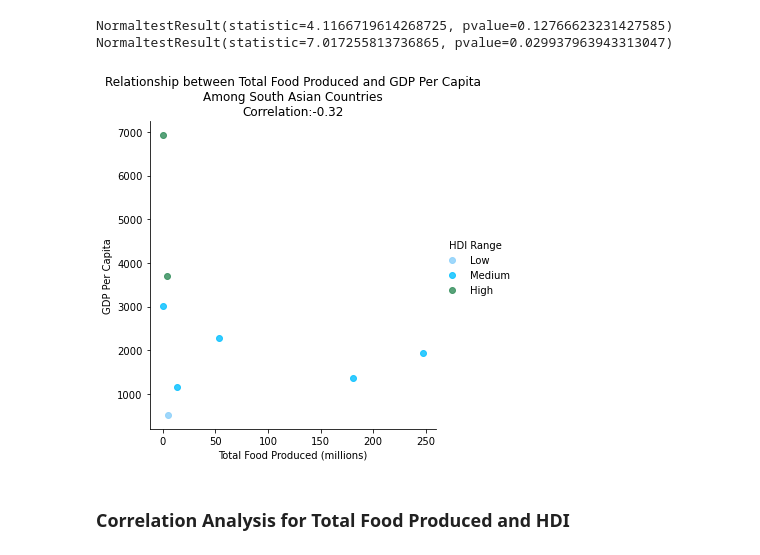
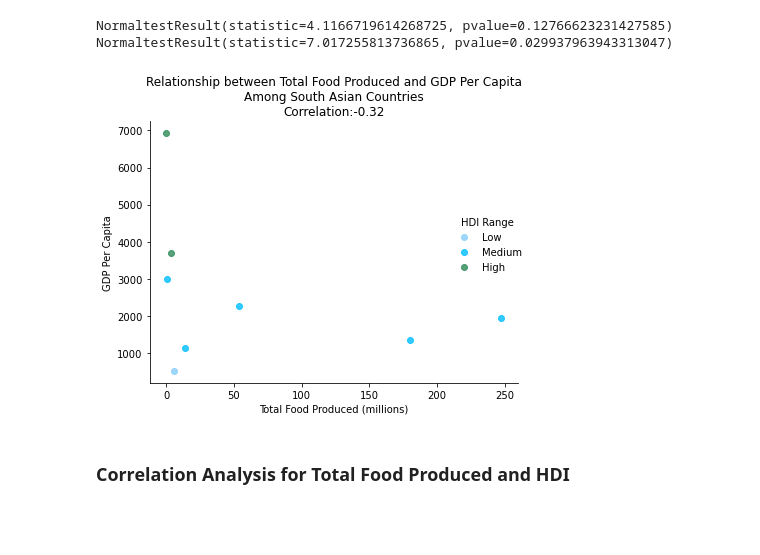
Before and after one commit to jeffbrown961/Project-1, a Jupyter notebook: question_4.ipynb, the cells around one changed output. Cells and saved outputs as stored; diff of their text form; code cells hidden in the pictures; blank space fills up the shorter version.

Commit message:
Fixed Food Production and GDP graph for South Asia

```diff
--- a/question_4.ipynb
+++ b/question_4.ipynb
@@ -623,14 +623,15 @@ NormaltestResult(statistic=7.017255813736865, pvalue=0.029937963943313047)
 # %%
 x_values=s_asia_hdi['Total Food Produced (millions)']
 y_values=s_asia_hdi['GDP Per Capita']
 colors=sns.color_palette(['lightskyblue', 'deepskyblue', 'seagreen'])
 sns.lmplot("Total Food Produced (millions)", "GDP Per Capita", data=s_asia_hdi, hue="HDI Range",
     fit_reg=False, palette=colors).set(
     title=f"Relationship between Total Food Produced and GDP Per Capita\nAmong South Asian Countries\nCorrelation:{round(st.pearsonr(x_values,y_values)[0],2)}")
+plt.tight_layout()
 plt.savefig("./Graphs/Question4-Images/food_gdp_hdi_correlation.png")
 plt.show()
 # %% [output]
-[figure, old version]
+[figure, new version]
 # %% [markdown]
 ### Correlation Analysis for Total Food Produced and HDI
 # %%
```
Also changed, not shown: 1 other file.
